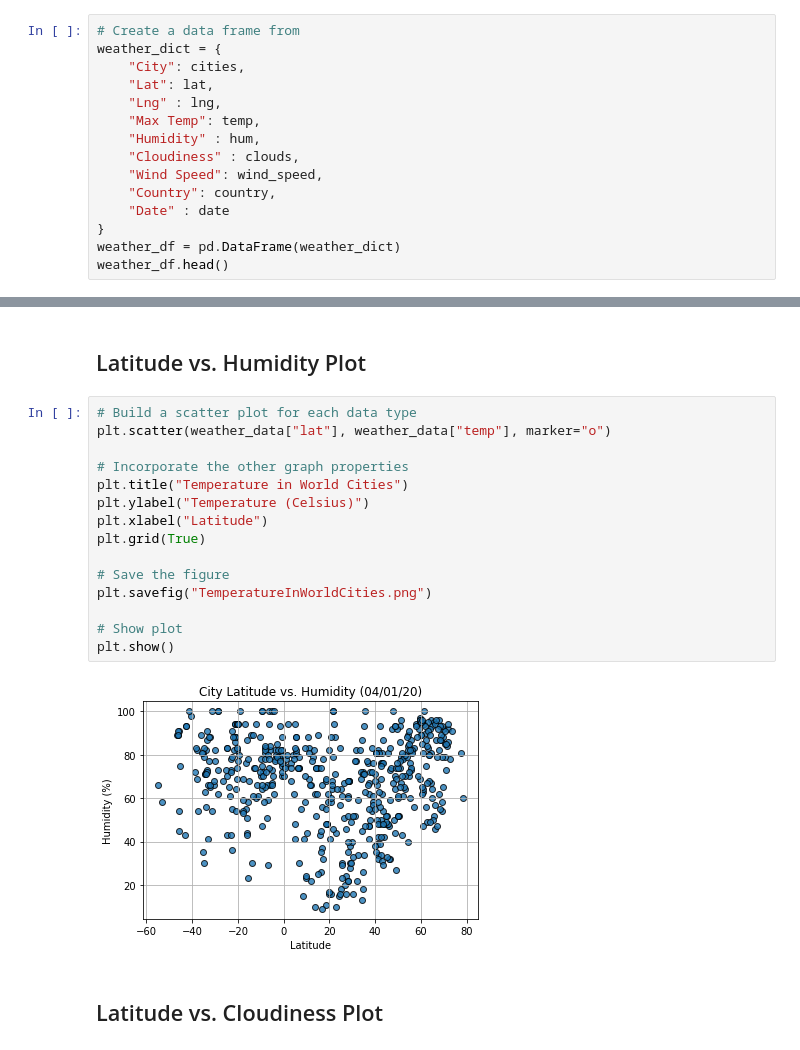
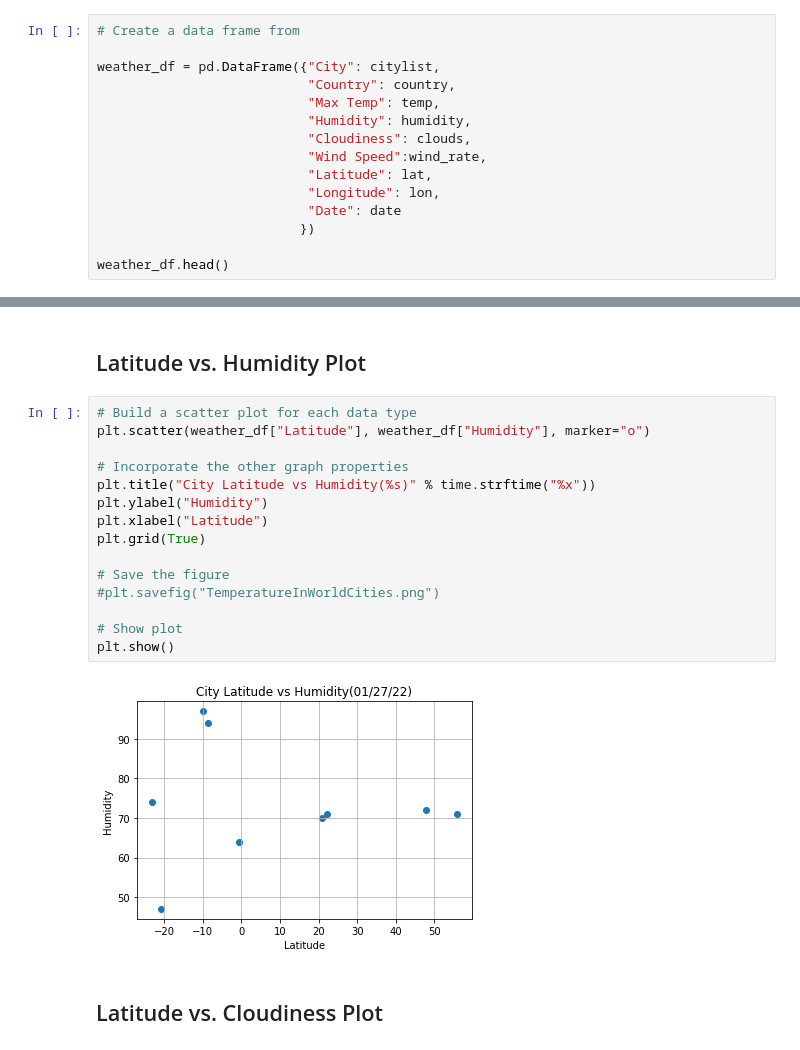
Before and after one commit to norojordan/python-api-challenge, a Jupyter notebook: WeatherPy/WeatherPy.ipynb, the cells around one changed output, grey strips where cells are left out. Saved outputs shown, nothing was run; the diff lists cells and outputs as text.

Commit message:
scatter plots working

```diff
--- a/WeatherPy/WeatherPy.ipynb
+++ b/WeatherPy/WeatherPy.ipynb
@@ -140,17 +144,17 @@ Data Retrieval Complete
 * Display the DataFrame
 # %%
 # Create a data frame from
-weather_dict = {
-    "City": cities,
-    "Lat": lat,
-    "Lng" : lng,
-    "Max Temp": temp,
-    "Humidity" : hum,
-    "Cloudiness" : clouds,
-    "Wind Speed": wind_speed,
-    "Country": country,
-    "Date" : date
-}
-weather_df = pd.DataFrame(weather_dict)
+
+weather_df = pd.DataFrame({"City": citylist,
+                           "Country": country,
+                           "Max Temp": temp,
+                           "Humidity": humidity,
+                           "Cloudiness": clouds,
+                           "Wind Speed":wind_rate,
+                           "Latitude": lat,
+                           "Longitude": lon,
+                           "Date": date
+                          })
+
 weather_df.head()
 # %% [output]
@@ -228,21 +241,21 @@ plt.show()
 ## Latitude vs. Humidity Plot
 # %%
 # Build a scatter plot for each data type
-plt.scatter(weather_data["lat"], weather_data["temp"], marker="o")
+plt.scatter(weather_df["Latitude"], weather_df["Humidity"], marker="o")
 
 # Incorporate the other graph properties
-plt.title("Temperature in World Cities")
-plt.ylabel("Temperature (Celsius)")
+plt.title("City Latitude vs Humidity(%s)" % time.strftime("%x"))
+plt.ylabel("Humidity")
 plt.xlabel("Latitude")
 plt.grid(True)
 
 # Save the figure
-plt.savefig("TemperatureInWorldCities.png")
+#plt.savefig("TemperatureInWorldCities.png")
 
 # Show plot
 plt.show()
 # %% [output]
-[figure, old version]
+[figure, new version]
 # %% [markdown]
 ## Latitude vs. Cloudiness Plot
 # %%
```
Also changed, not shown: parts of 16 cells of this notebook.
